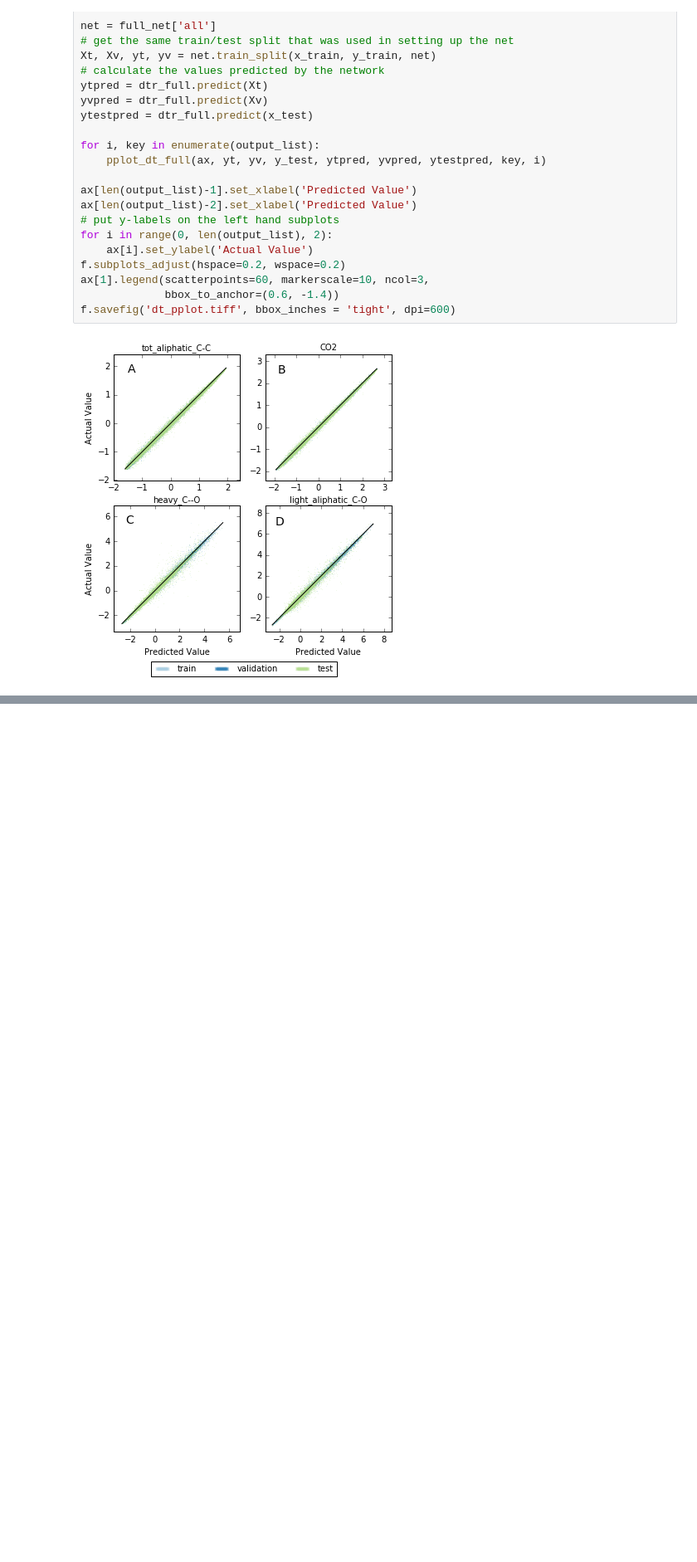
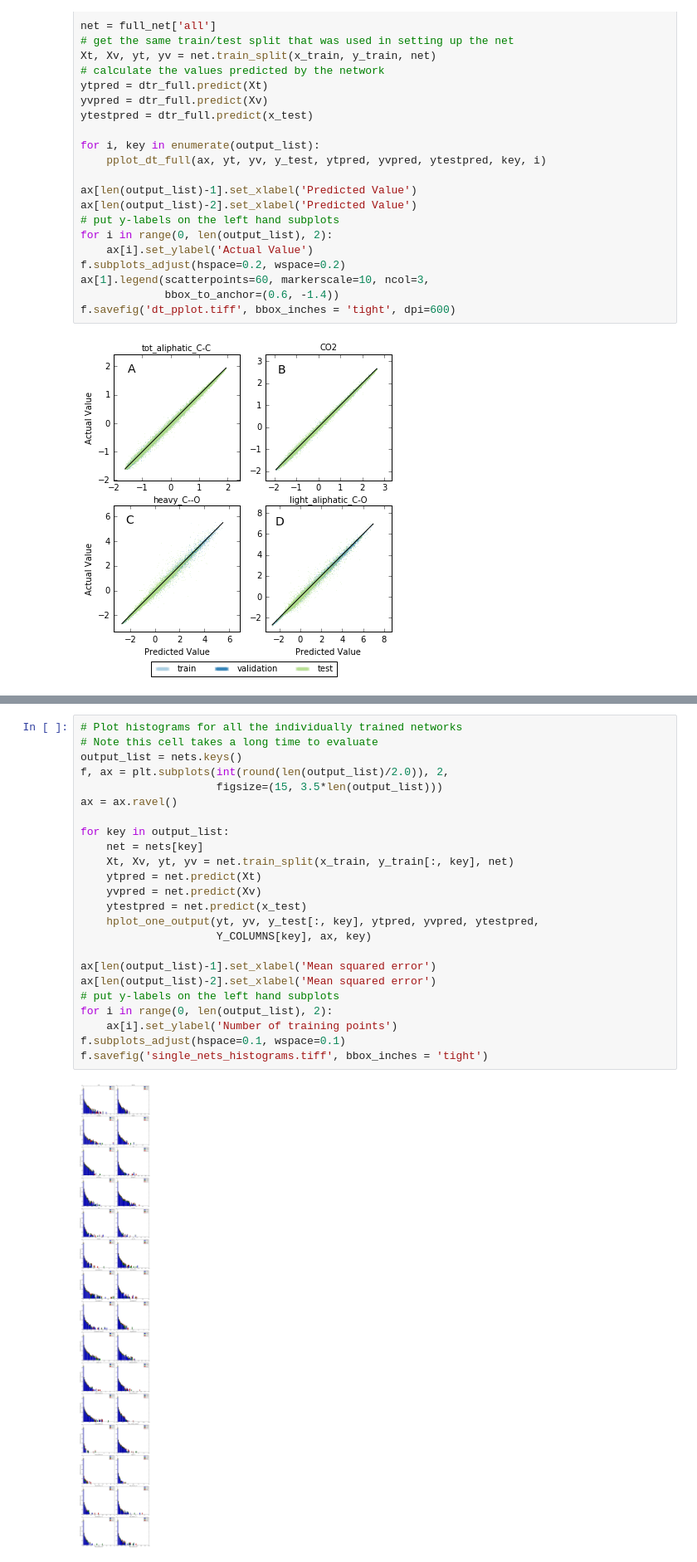
Before and after one commit to houghb/lignet, a Jupyter notebook: lignet/EES_plots.ipynb, the cells around one changed output, grey strips where cells are left out. Shown at 83% size. Cells and saved outputs as stored; diff of their text form; blank space fills up the shorter version.

Commit message:
add histograms to plots

```diff
--- a/lignet/EES_plots.ipynb
+++ b/lignet/EES_plots.ipynb
@@ -407,0 +469,26 @@ f.savefig('dt_pplot.tiff', bbox_inches = 'tight', dpi=600)
+# %%
+# Plot histograms for all the individually trained networks
+# Note this cell takes a long time to evaluate
+output_list = nets.keys()
+f, ax = plt.subplots(int(round(len(output_list)/2.0)), 2,
+                     figsize=(15, 3.5*len(output_list)))
+ax = ax.ravel()
+
+for key in output_list:
+    net = nets[key]
+    Xt, Xv, yt, yv = net.train_split(x_train, y_train[:, key], net)
+    ytpred = net.predict(Xt)
+    yvpred = net.predict(Xv)
+    ytestpred = net.predict(x_test)
+    hplot_one_output(yt, yv, y_test[:, key], ytpred, yvpred, ytestpred,
+                     Y_COLUMNS[key], ax, key)
+
+ax[len(output_list)-1].set_xlabel('Mean squared error')
+ax[len(output_list)-2].set_xlabel('Mean squared error')
+# put y-labels on the left hand subplots
+for i in range(0, len(output_list), 2):
+    ax[i].set_ylabel('Number of training points')
+f.subplots_adjust(hspace=0.1, wspace=0.1)
+f.savefig('single_nets_histograms.tiff', bbox_inches = 'tight')
+# %% [output]
+[figure, added]
```
Also changed, not shown: parts of 4 cells of this notebook.
